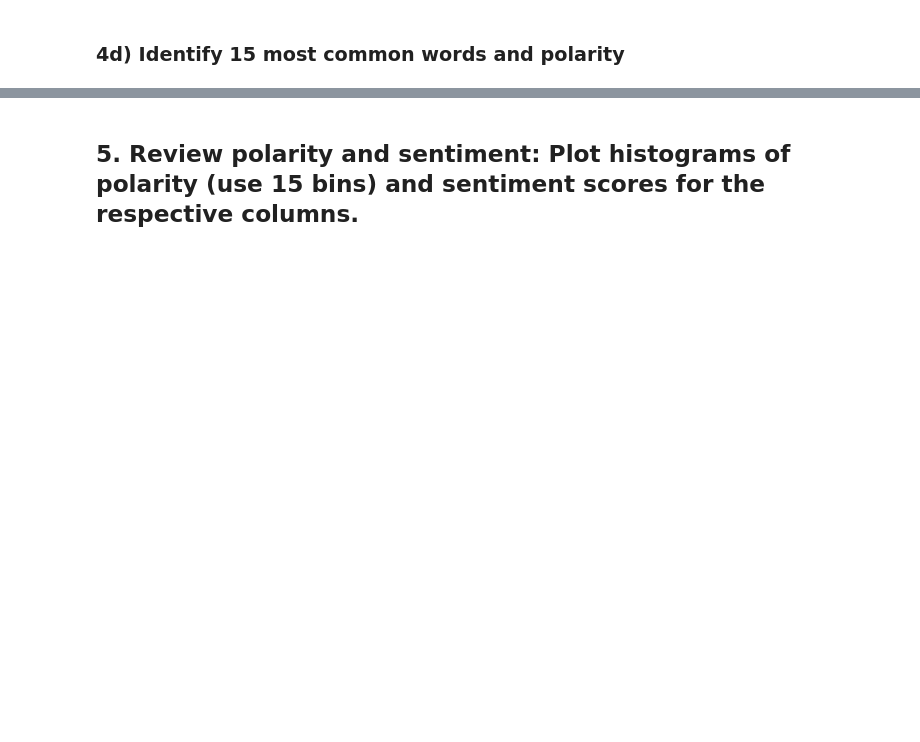
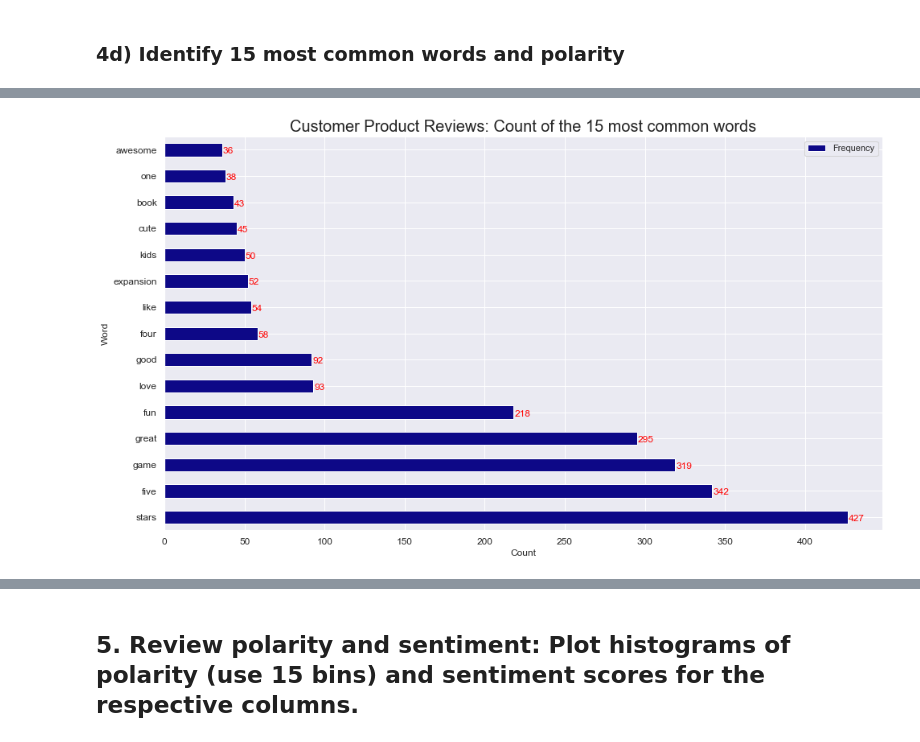
Before and after one commit to BooBN1/Turtle-Games, a Jupyter notebook: Stopford_Nikki_LSE_DA301_assignment_EDA.ipynb, the cells around one changed output, grey strips where cells are left out. Cells and saved outputs as stored; diff of their text form; code cells hidden in the pictures; blank space fills up the shorter version.

```diff
--- a/Stopford_Nikki_LSE_DA301_assignment_EDA.ipynb
+++ b/Stopford_Nikki_LSE_DA301_assignment_EDA.ipynb
@@ -990,3 +1218,12 @@ warnings.filterwarnings('ignore')
 ### 4d) Identify 15 most common words and polarity
 # %%
 # Determine the 15 most common words.
+# Import the Counter class.
+from collections import Counter
+
+# Generate a DataFrame from Counter.
+counts = pd.DataFrame(Counter(tokens2).most_common(15),
+                      columns=['Word', 'Frequency']).set_index('Word')
+
+# Preview data.
+counts
@@ -992,0 +1248,17 @@ warnings.filterwarnings('ignore')
+# %%
+# Create a plot of the 15 most common words
+ax = counts.plot(kind='barh', figsize=(16, 9), fontsize=12,
+                 colormap ='plasma')
+
+# Set the labels.
+ax.set_xlabel('Count', fontsize=12)
+ax.set_ylabel('Word', fontsize=12)
+ax.set_title("Customer Product Reviews: Count of the 15 most common words",
+             fontsize=20)
+
+# Draw the bar labels.
+for i in ax.patches:
+    ax.text(i.get_width()+.41, i.get_y()+.1, str(round((i.get_width()), 2)),
+            fontsize=12, color='red')
+# %% [output]
+[figure, added]
```
Also changed, not shown: parts of 67 cells of this notebook.
